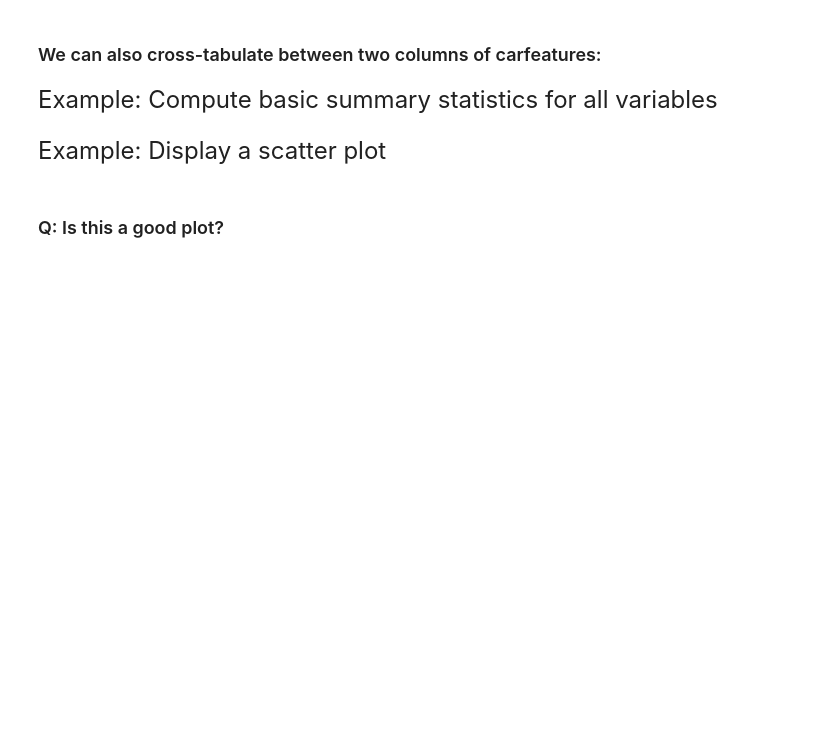
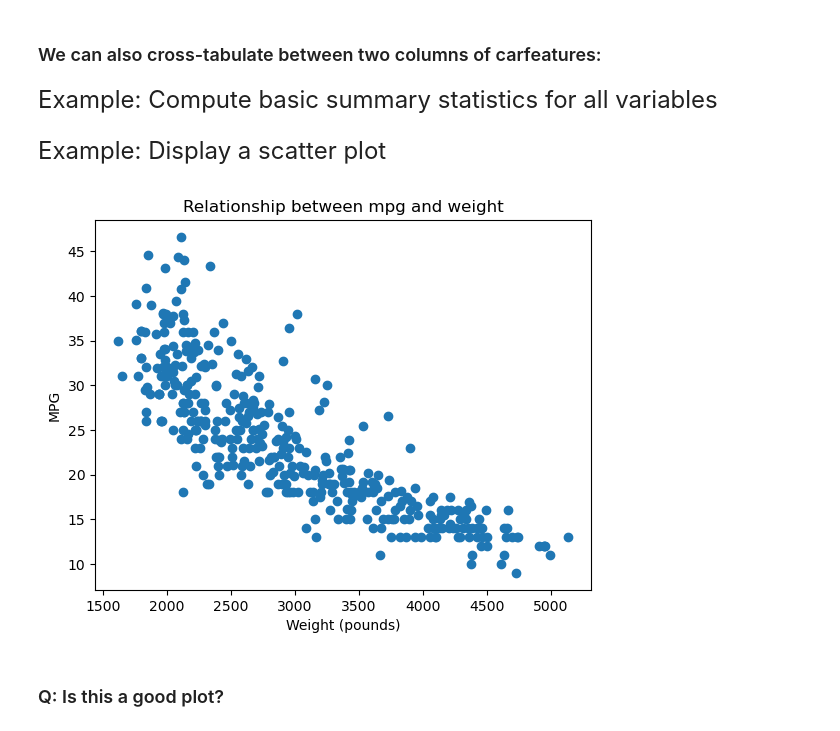
Before and after one commit to aashmans21/qtm151fall2025, a Jupyter notebook: Lecture_01_Github and Jupyter Notebooks/Lecture1-workingcopy.ipynb, the cells around one changed output. Cells and saved outputs as stored; diff of their text form; code cells hidden in the pictures; blank space fills up the shorter version.

```diff
--- a/Lecture_01_Github and Jupyter Notebooks/Lecture1-workingcopy.ipynb
+++ b/Lecture_01_Github and Jupyter Notebooks/Lecture1-workingcopy.ipynb
@@ -222,6 +261,11 @@ carfeatures.describe()
 Example: Display a scatter plot
 # %%
 plt.scatter(x = carfeatures['weight'], y = carfeatures['mpg'])
+plt.xlabel("Weight (pounds)")
+plt.ylabel("MPG")
+plt.title("Relationship between mpg and weight")
 plt.show()
+# %% [output]
+[figure, added]
 # %% [markdown]
 ### Q: Is this a good plot?
```
Also changed, not shown: parts of 5 cells of this notebook.
